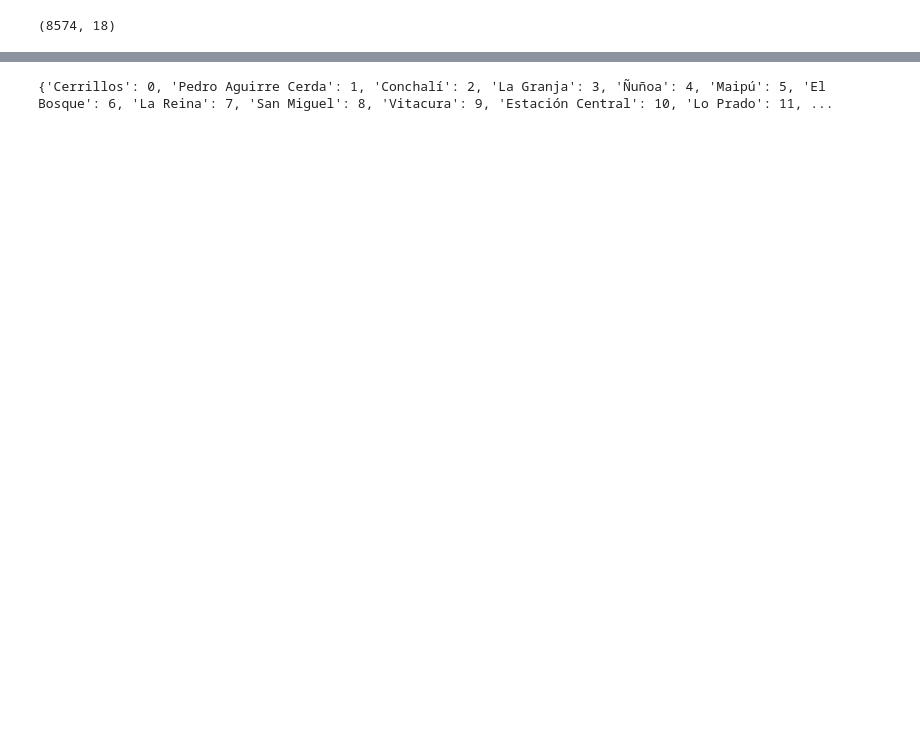
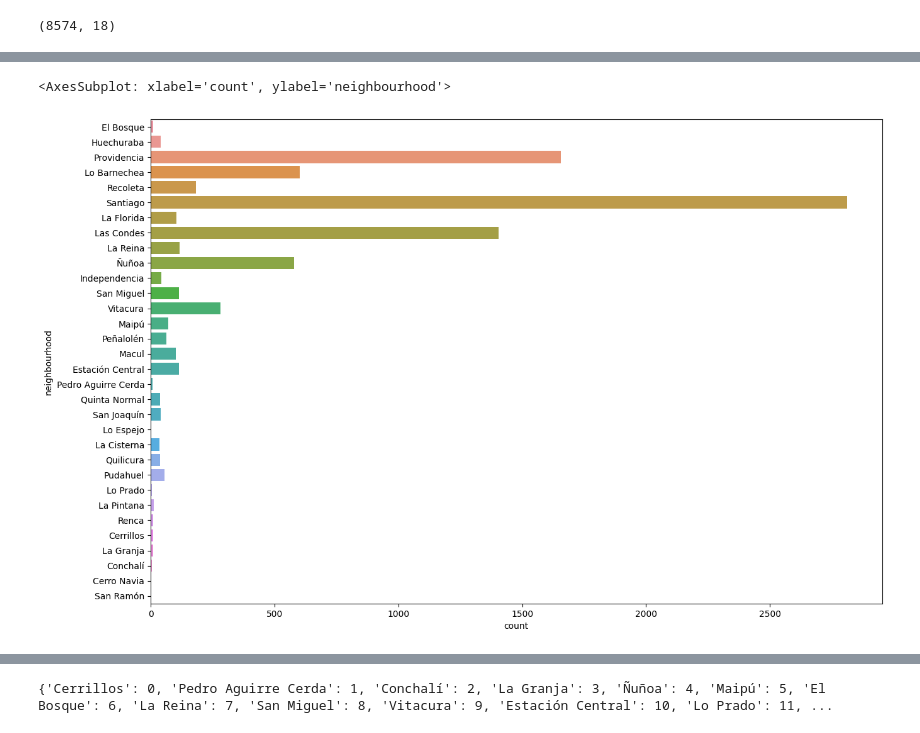
Before and after one commit to dpizarrow/Airbnb-Price-Predictor, a Jupyter notebook: model.ipynb, the cells around one changed output, grey strips where cells are left out. Cells and saved outputs as stored; diff of their text form; code cells hidden in the pictures; blank space fills up the shorter version.

Commit message:
Add plots

```diff
--- a/model.ipynb
+++ b/model.ipynb
@@ -68,3 +68,16 @@ df.head()
 | 2 | 49392 | Share my Flat in Providencia | 224592 | Maria | NaN | Providencia | -33.43266 | -70.60072 | ... |
 | 3 | 52811 | Suite Providencia 1 Santiago Chile | 244792 | Cristián | NaN | Providencia | -33.42959 | -70.61880 | ... |
 | 4 | 53494 | depto centro ski el colorado chile | 249097 | Paulina | NaN | Lo Barnechea | -33.34344 | -70.29432 | ... |
+# %%
+# Plot number of listings per neighbourhood
+
+import matplotlib.pyplot as plt
+import seaborn as sns
+%matplotlib inline
+
+plt.figure(figsize=(15,10))
+
+sns.countplot(y='neighbourhood', data=df)
+# %% [output]
+<AxesSubplot: xlabel='count', ylabel='neighbourhood'>
+[figure, added]
```
Also changed, not shown: parts of 2 cells of this notebook.
